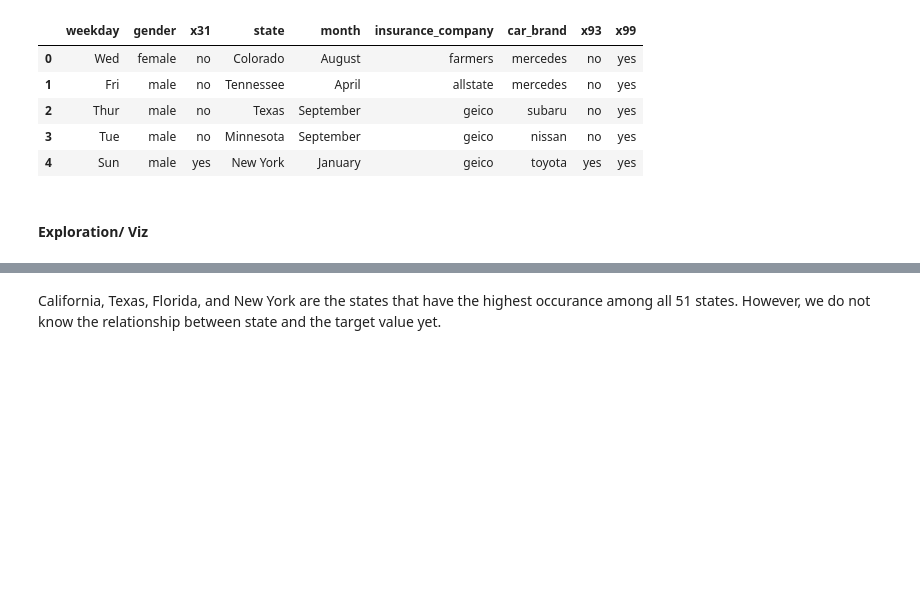
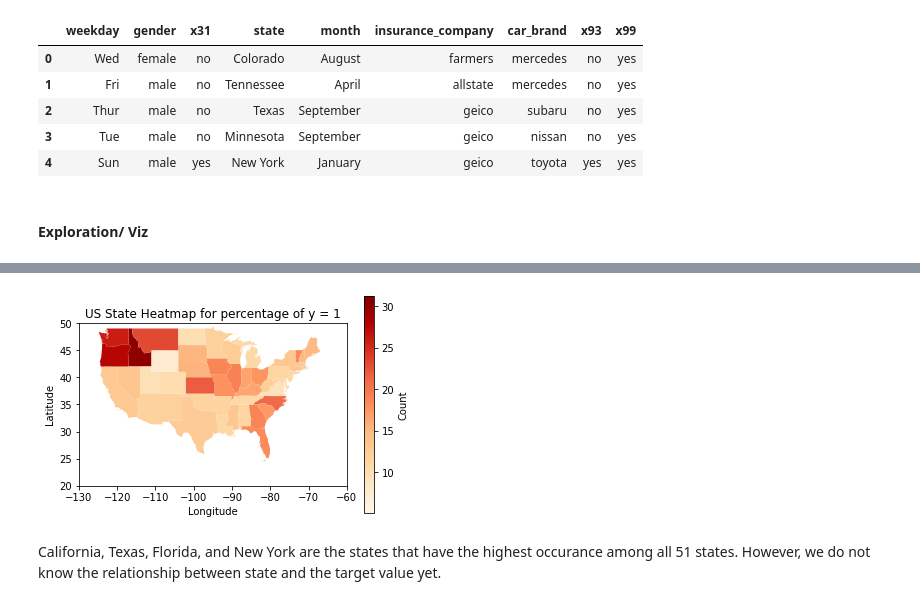
Before and after one commit to yuunlee/state-farm-challenge, a Jupyter notebook: data_exploration.ipynb, the cells around one changed output, grey strips where cells are left out. Saved outputs shown, nothing was run; the diff lists cells and outputs as text; code cells hidden in the pictures; blank space fills up the shorter version.

```diff
--- a/data_exploration.ipynb
+++ b/data_exploration.ipynb
@@ -228,0 +253,9 @@ plot_geo(states)
+# %%
+state_y_mean = category_df_y.groupby('state')['y'].mean()
+
+# Convert the result to a dataframe and rename the column
+state_y_percentage = pd.DataFrame(state_y_mean*100).rename(columns={'y': 'y_1_percentage'}).sort_values(by='y_1_percentage', ascending=False).reset_index()
+
+# Testing to make sure the calculation is correct
+# a = category_df_y.groupby('state')['y'].value_counts().to_frame().rename(columns={'y':'count'}).reset_index()
+# a[a['state'] == 'Alaska'] # returns 0.3125
@@ -229,2 +282,31 @@ plot_geo(states)
+# %%
+# Load US states shapefile
+states = gpd.read_file('geopd/cb_2018_us_state_500k.shp')
+
+def plot_geo(states):
+    fig, ax = plt.subplots()
+    states.plot(column='count',
+                cmap='OrRd',
+                ax=ax,
+                legend=True,
+                legend_kwds={'label': 'Count'})
+    ax.set_xlim(-130, -60)
+    ax.set_ylim(20, 50)
+    ax.set_title('US State Heatmap for percentage of y = 1')
+    ax.set_xlabel("Longitude")
+    ax.set_ylabel("Latitude")
+    plt.show()
+
+# state_count = category_df['state'].value_counts().to_dict()
+# states = states.merge(pd.DataFrame({'NAME': list(state_y_percentage.keys()),
+#                                     'count': list(state_y_percentage.values())}),
+#                       on='NAME')
+state_y_percentage = state_y_percentage.set_index('state')['y_1_percentage'].to_dict()
+states = states.merge(pd.DataFrame({'NAME': list(state_y_percentage.keys()),
+                                    'count': list(state_y_percentage.values())}),
+                      on='NAME')
+plot_geo(states)
+# %% [output]
+[figure, added]
 # %% [markdown]
 California, Texas, Florida, and New York are the states that have the highest occurance among all 51 states. However, we do not know the relationship between state and the target value yet.
```
Also changed, not shown: parts of 6 cells of this notebook, 1 other file.
